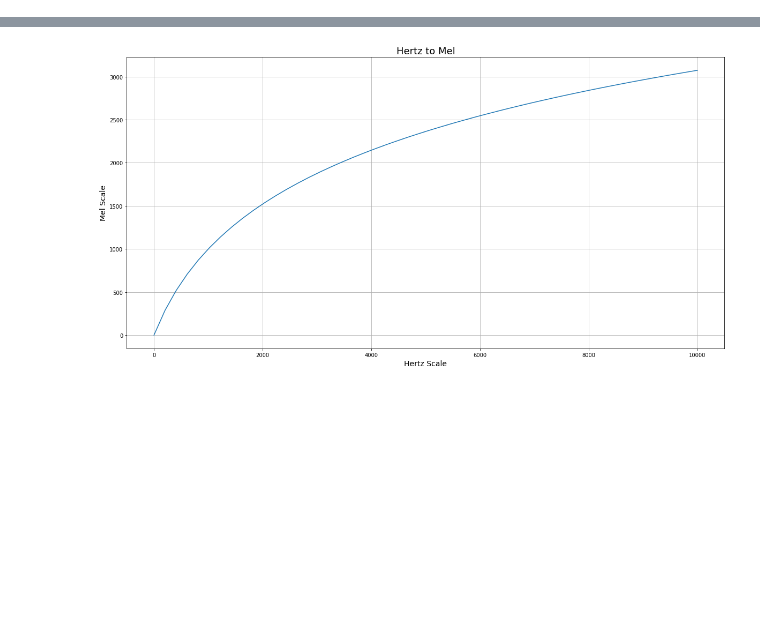
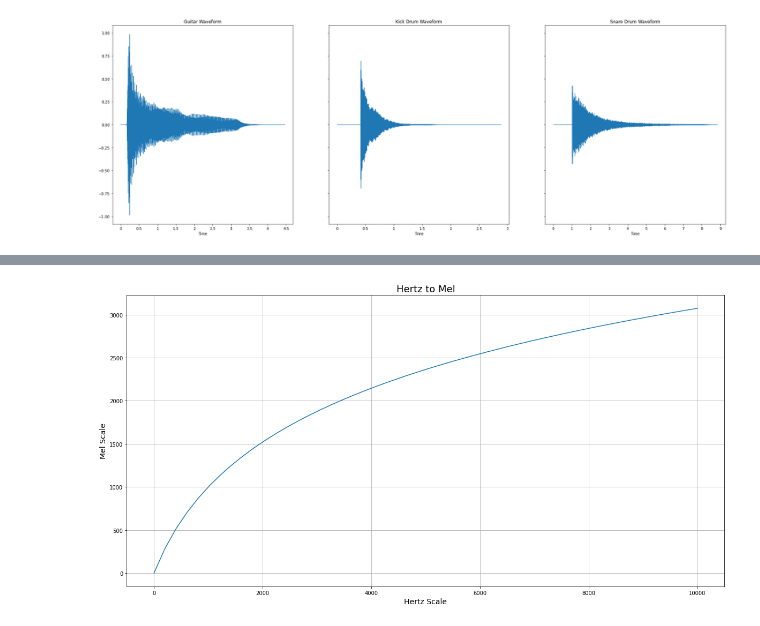
Before and after one commit to jenish-rudani/Digital_Signal_Processing_On_ESP32, a Jupyter notebook: Research/RnD.ipynb, the cells around one changed output, grey strips where cells are left out. Drawn from its saved outputs; the diff is of its cells as text; code cells hidden in the pictures; blank space fills up the shorter version.

```diff
--- a/Research/RnD.ipynb
+++ b/Research/RnD.ipynb
@@ -4,3 +4,23 @@ import numpy as np
 import math
 import librosa
 import librosa.display
+# %%
+# Import the wav files. It will be loaded in as a numpy array.
+# sr represents the samplerate.
+# Since we did not specify the samplerate when loading in the files,
+# the default will be set to 22050.
+guitar, sr = librosa.load('Guitar.wav')
+kick, sr = librosa.load('Kick.wav')
+snare, sr = librosa.load('Snare.wav')
+
+#Visualizing waveforms
+fig, ax = plt.subplots(1,3, figsize = (30,10), sharey = True)
+librosa.display.waveshow(guitar, sr=sr, ax=ax[0])
+ax[0].set(title = 'Guitar Waveform')
+librosa.display.waveshow(kick, sr=sr, ax=ax[1])
+ax[1].set(title = 'Kick Drum Waveform')
+librosa.display.waveshow(snare, sr=sr, ax=ax[2])
+ax[2].set(title = 'Snare Drum Waveform')
+plt.show()
+# %% [output]
+[figure, added]
```
Also changed, not shown: parts of 4 cells of this notebook, 4 other files.
